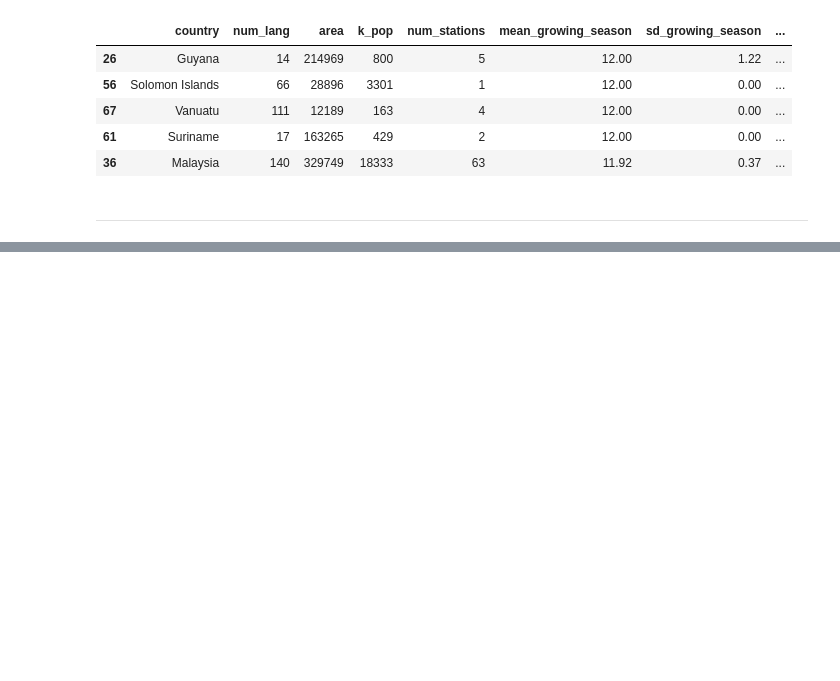
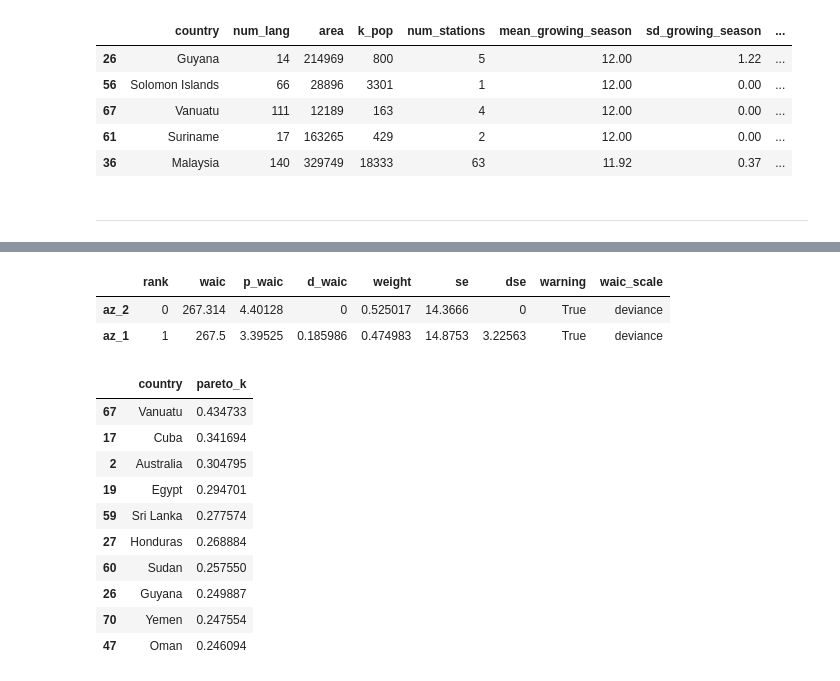
Before and after one commit to u-phoria/rethinking-numpyro, a Jupyter notebook: practice/08.ipynb, the cells around one changed output, grey strips where cells are left out. Cells and saved outputs as stored; diff of their text form; code cells hidden in the pictures; blank space fills up the shorter version.

```diff
--- a/practice/08.ipynb
+++ b/practice/08.ipynb
@@ -334,6 +360,10 @@ nettle.sample(5)
 # %%
-d = nettle
+d = nettle.copy()
 d["lang_per_cap"] = d.num_lang / d.k_pop
 d["log_lang_per_cap"] = jnp.log(d.lang_per_cap.values)
+d["log_area"] = jnp.log(d.area.values)
+d["log_area_ctr"] = d.log_area - d.log_area.mean()
+d["mgs_ctr"] = d.mean_growing_season - d.mean_growing_season.mean()
+d["sgs_ctr"] = d.sd_growing_season - d.sd_growing_season.mean()
 # %%
 import seaborn as sns
@@ -372,0 +460,7 @@ d.sort_values(by="mean_growing_season", ascending=False).head(5)
+# %%
+x = jnp.linspace(0, 10, 100)
+mu = Predictive(model1, num_samples=100, return_sites=["mu"]).get_samples(random.PRNGKey(2),mgs_ctr=x)["mu"]
+plt.axhline(y=0, c="k", ls="--")
+plt.axhline(y=-10, c="k", ls="--")#, lw=0.5)
+for i in range(20):
+    plt.plot(x, mu[i], "k", alpha=0.3)
@@ -372,0 +483,26 @@ d.sort_values(by="mean_growing_season", ascending=False).head(5)
+# %%
+def model2(log_lang_per_cap=None, mgs_ctr=None, log_area_ctr=None):
+    a = numpyro.sample("a", dist.Normal(-5, 5))
+    bMGS = numpyro.sample("bMGS", dist.Normal(0,.25))
+    bA = numpyro.sample("bA", dist.Normal(0,.5))
+
+    mu = numpyro.deterministic(
+        "mu", a + bMGS * mgs_ctr + bA * log_area_ctr
+    )
+    sigma = numpyro.sample("sigma", dist.Exponential(.5))
+    numpyro.sample("log_lang_per_cap", dist.Normal(mu, sigma), obs=log_lang_per_cap)
+# %%
+data = dict(
+    mgs_ctr=d.mgs_ctr.values,
+    log_area_ctr=d.log_area_ctr.values,
+    log_lang_per_cap=d.log_lang_per_cap.values
+)
+
+model = model2
+mcmc = MCMC(NUTS(model), num_warmup=500, num_samples=1000)
+mcmc.run(random.PRNGKey(0), **data)
+mcmc.print_summary()
+post_samples = mcmc.get_samples()
+logprob = log_likelihood(model, post_samples, **data)
+
+az_2 = az.from_dict({}, log_likelihood={k: v[None] for k, v in logprob.items()})
@@ -372,0 +557,21 @@ d.sort_values(by="mean_growing_season", ascending=False).head(5)
+# %%
+az.compare({"az_1": az_1, "az_2": az_2}, ic="waic", scale="deviance")
+# %% [output]
+|  | rank | waic | p_waic | d_waic | weight | se | dse | warning | waic_scale |
+| az_2 | 0 | 267.314 | 4.40128 | 0 | 0.525017 | 14.3666 | 0 | True | deviance |
+| az_1 | 1 | 267.5 | 3.39525 | 0.185986 | 0.474983 | 14.8753 | 3.22563 | True | deviance |
+# %%
+pareto_k = az.loo(az.from_numpyro(mcmc), pointwise=True).pareto_k.values
+d[['country']].assign(pareto_k=pareto_k).sort_values(by='pareto_k', ascending=False).head(10)
+# %% [output]
+|  | country | pareto_k |
+| 67 | Vanuatu | 0.434733 |
+| 17 | Cuba | 0.341694 |
+| 2 | Australia | 0.304795 |
+| 19 | Egypt | 0.294701 |
+| 59 | Sri Lanka | 0.277574 |
+| 27 | Honduras | 0.268884 |
+| 60 | Sudan | 0.257550 |
+| 26 | Guyana | 0.249887 |
+| 70 | Yemen | 0.247554 |
+| 47 | Oman | 0.246094 |
```
Also changed, not shown: parts of 20 cells of this notebook.
